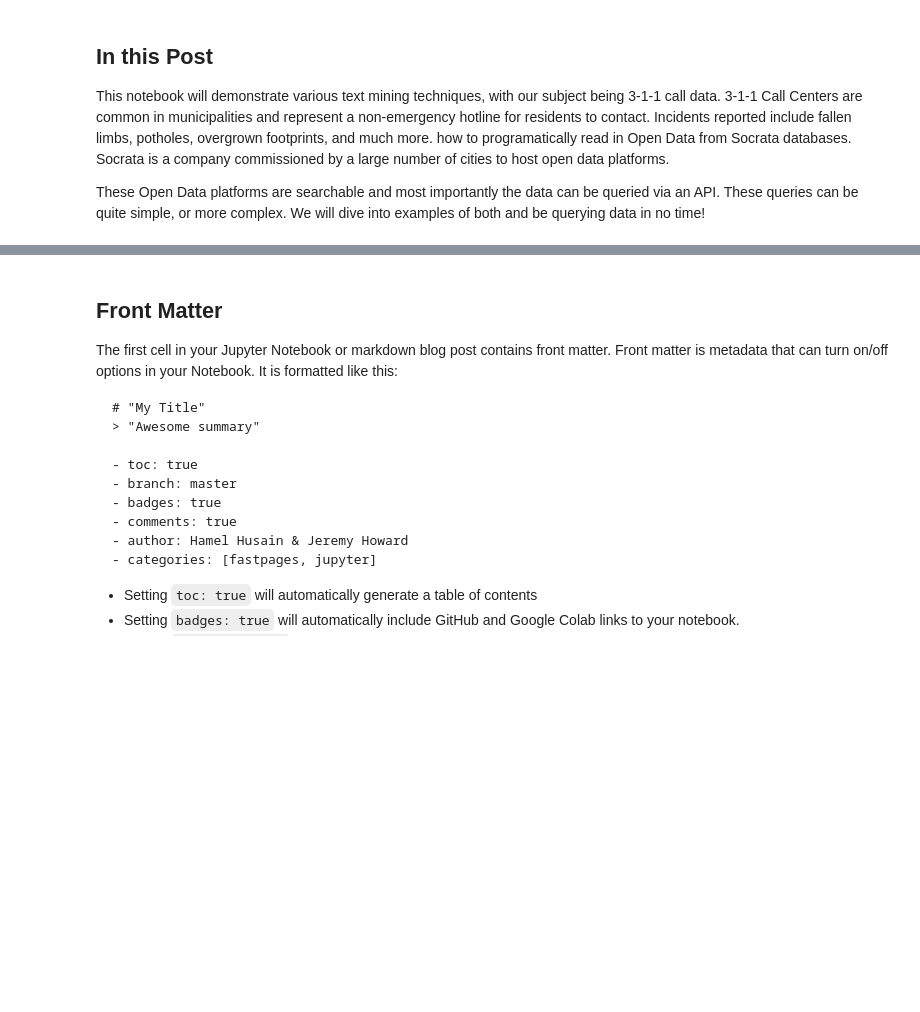
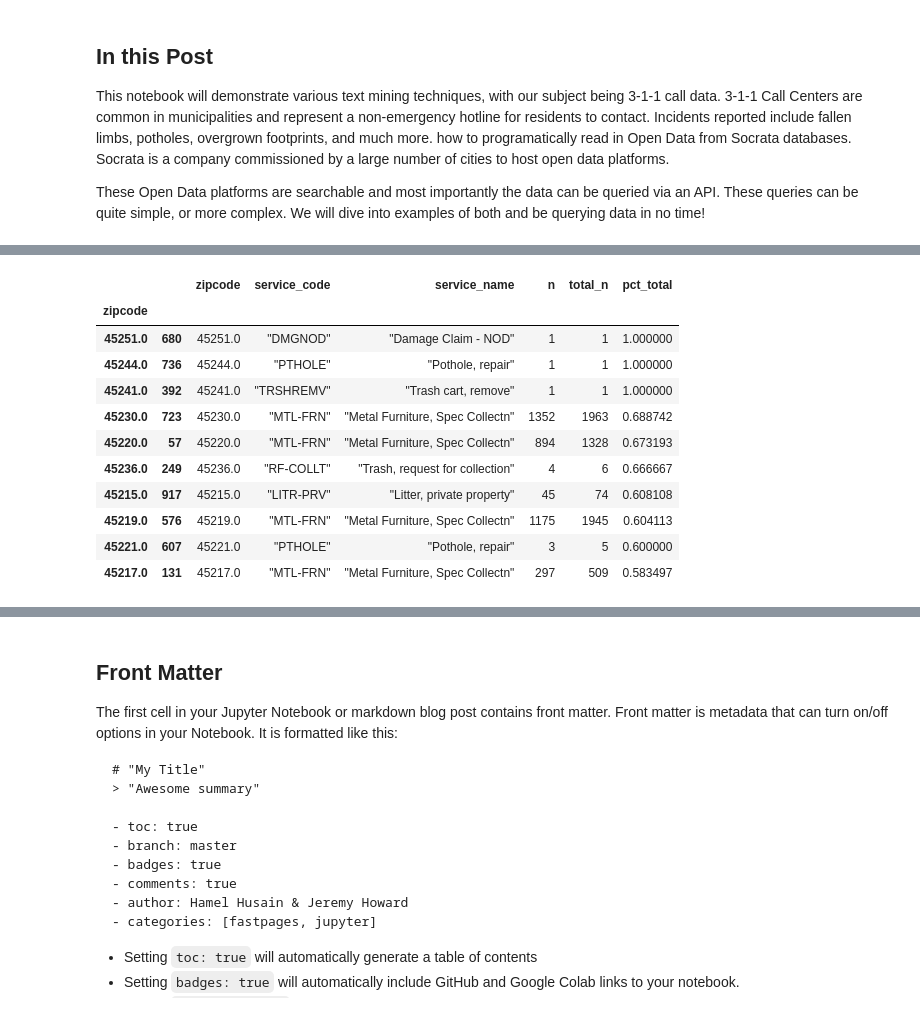
Before and after one commit to jmbahr/the-city-scraper, a Jupyter notebook: _notebooks/2021-08-25-text-analytics-311.ipynb, the cells around one changed output, grey strips where cells are left out. Saved outputs shown, nothing was run; the diff lists cells and outputs as text; code cells hidden in the pictures; blank space fills up the shorter version.

```diff
--- a/_notebooks/2021-08-25-text-analytics-311.ipynb
+++ b/_notebooks/2021-08-25-text-analytics-311.ipynb
@@ -21,0 +58,9 @@ These Open Data platforms are searchable and most importantly the data can be qu
+# %%
+# define our base API endpoint
+endpoint_311 = 'https://data.cincinnati-oh.gov/resource/4cjh-bm8b.json'
+
+# dynamically generate today's date
+today = dt.date.today()
+
+# dynamically arrive at the date exactly 365 days ago
+year_ago_today = today - dt.timedelta(days = 365)
@@ -21,0 +165,22 @@ These Open Data platforms are searchable and most importantly the data can be qu
+# %%
+zipcode_services = pd.read_json(zipcode_services_query) \
+    .groupby('zipcode') \
+    .apply(lambda x: x.assign(total_n=np.sum(x['n']))) \
+    .assign(pct_total=lambda x: x['n'] / x['total_n'])
+
+
+zipcode_services \
+    .sort_values(by='pct_total', ascending = False).head(10)
+# %% [output]
+|  |  | zipcode | service_code | service_name | n | total_n | pct_total |
+| zipcode |  |  |  |  |  |  |  |
+| 45251.0 | 680 | 45251.0 | "DMGNOD" | "Damage Claim - NOD" | 1 | 1 | 1.000000 |
+| 45244.0 | 736 | 45244.0 | "PTHOLE" | "Pothole, repair" | 1 | 1 | 1.000000 |
+| 45241.0 | 392 | 45241.0 | "TRSHREMV" | "Trash cart, remove" | 1 | 1 | 1.000000 |
+| 45230.0 | 723 | 45230.0 | "MTL-FRN" | "Metal Furniture, Spec Collectn" | 1352 | 1963 | 0.688742 |
+| 45220.0 | 57 | 45220.0 | "MTL-FRN" | "Metal Furniture, Spec Collectn" | 894 | 1328 | 0.673193 |
+| 45236.0 | 249 | 45236.0 | "RF-COLLT" | "Trash, request for collection" | 4 | 6 | 0.666667 |
+| 45215.0 | 917 | 45215.0 | "LITR-PRV" | "Litter, private property" | 45 | 74 | 0.608108 |
+| 45219.0 | 576 | 45219.0 | "MTL-FRN" | "Metal Furniture, Spec Collectn" | 1175 | 1945 | 0.604113 |
+| 45221.0 | 607 | 45221.0 | "PTHOLE" | "Pothole, repair" | 3 | 5 | 0.600000 |
+| 45217.0 | 131 | 45217.0 | "MTL-FRN" | "Metal Furniture, Spec Collectn" | 297 | 509 | 0.583497 |
```
Also changed, not shown: parts of 23 cells of this notebook.
